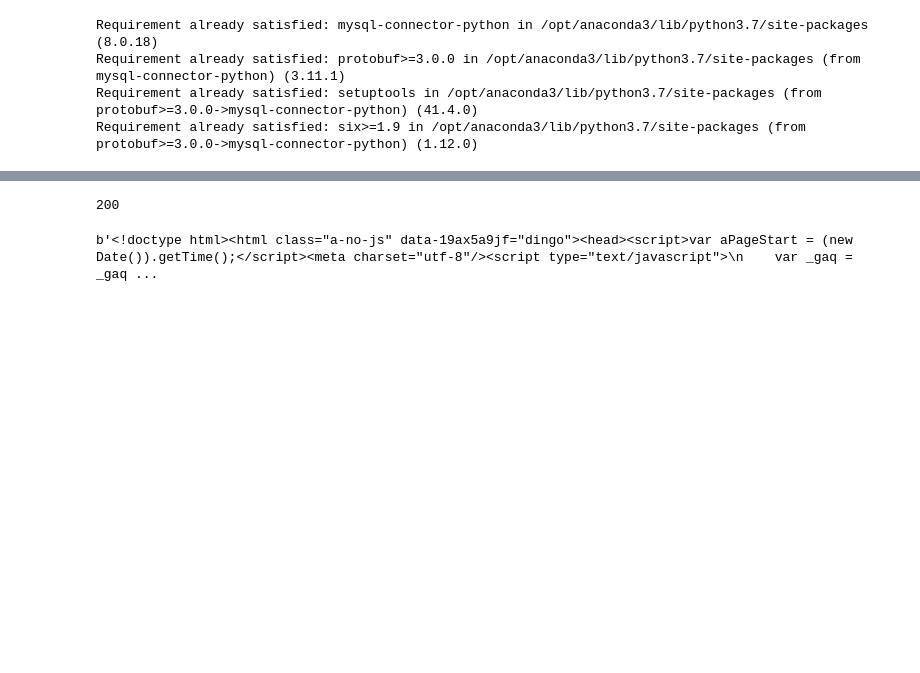
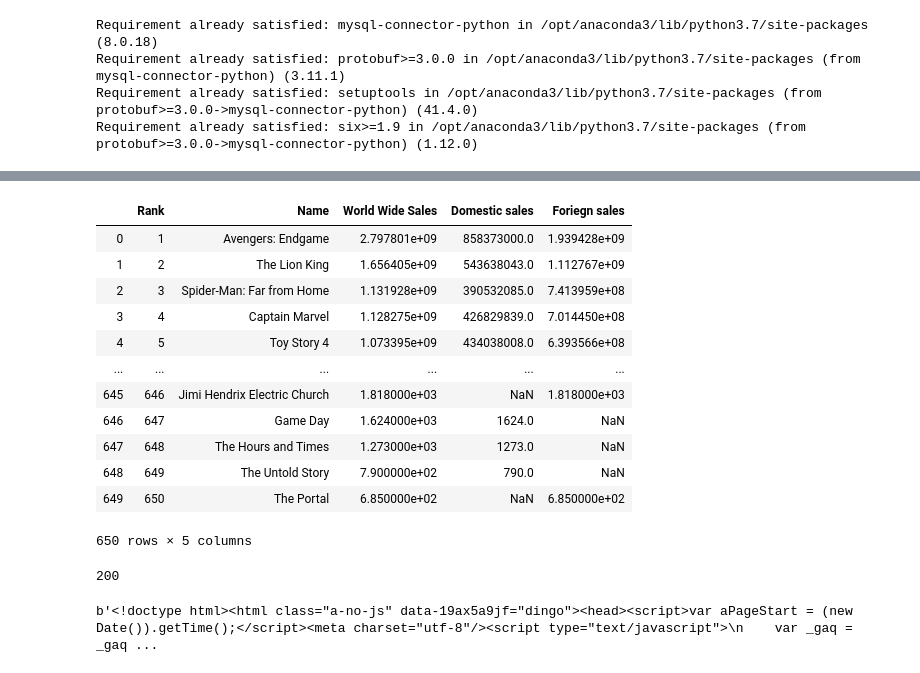
Before and after one commit to KanwalArora029/Movie-project, a Jupyter notebook: movie_project_jupyter_draft.ipynb, the cells around one changed output, grey strips where cells are left out. Cells and saved outputs as stored; diff of their text form; code cells hidden in the pictures; blank space fills up the shorter version.

```diff
--- a/movie_project_jupyter_draft.ipynb
+++ b/movie_project_jupyter_draft.ipynb
@@ -24,0 +192,8 @@ page= requests.get("https://www.boxofficemojo.com/year/world/2019/?ref_=bo_nb_hm
+# %%
+dom_sales = []
+for index in dom_indices:
+    dom_sales.append(root_sales[index])
+# %%
+for_sales = []
+for index in for_indices:
+    for_sales.append(root_sales[index])
@@ -24,0 +229,21 @@ page= requests.get("https://www.boxofficemojo.com/year/world/2019/?ref_=bo_nb_hm
+# %%
+box_office_mojo_dict_2019 = {"Rank" : rank, "Name": name, "World Wide Sales" : ww_sales,
+                        "Domestic sales" : dom_sales, "Foriegn sales" : for_sales}
+# %%
+df = pd.DataFrame(box_office_mojo_dict_2019)
+# %%
+df
+# %% [output]
+|  | Rank | Name | World Wide Sales | Domestic sales | Foriegn sales |
+| 0 | 1 | Avengers: Endgame | 2.797801e+09 | 858373000.0 | 1.939428e+09 |
+| 1 | 2 | The Lion King | 1.656405e+09 | 543638043.0 | 1.112767e+09 |
+| 2 | 3 | Spider-Man: Far from Home | 1.131928e+09 | 390532085.0 | 7.413959e+08 |
+| 3 | 4 | Captain Marvel | 1.128275e+09 | 426829839.0 | 7.014450e+08 |
+| 4 | 5 | Toy Story 4 | 1.073395e+09 | 434038008.0 | 6.393566e+08 |
+| ... | ... | ... | ... | ... | ... |
+| 645 | 646 | Jimi Hendrix Electric Church | 1.818000e+03 | NaN | 1.818000e+03 |
+| 646 | 647 | Game Day | 1.624000e+03 | 1624.0 | NaN |
+| 647 | 648 | The Hours and Times | 1.273000e+03 | 1273.0 | NaN |
+| 648 | 649 | The Untold Story | 7.900000e+02 | 790.0 | NaN |
+| 649 | 650 | The Portal | 6.850000e+02 | NaN | 6.850000e+02 |
+650 rows × 5 columns
```
Also changed, not shown: parts of 111 cells of this notebook, 5 other files.
